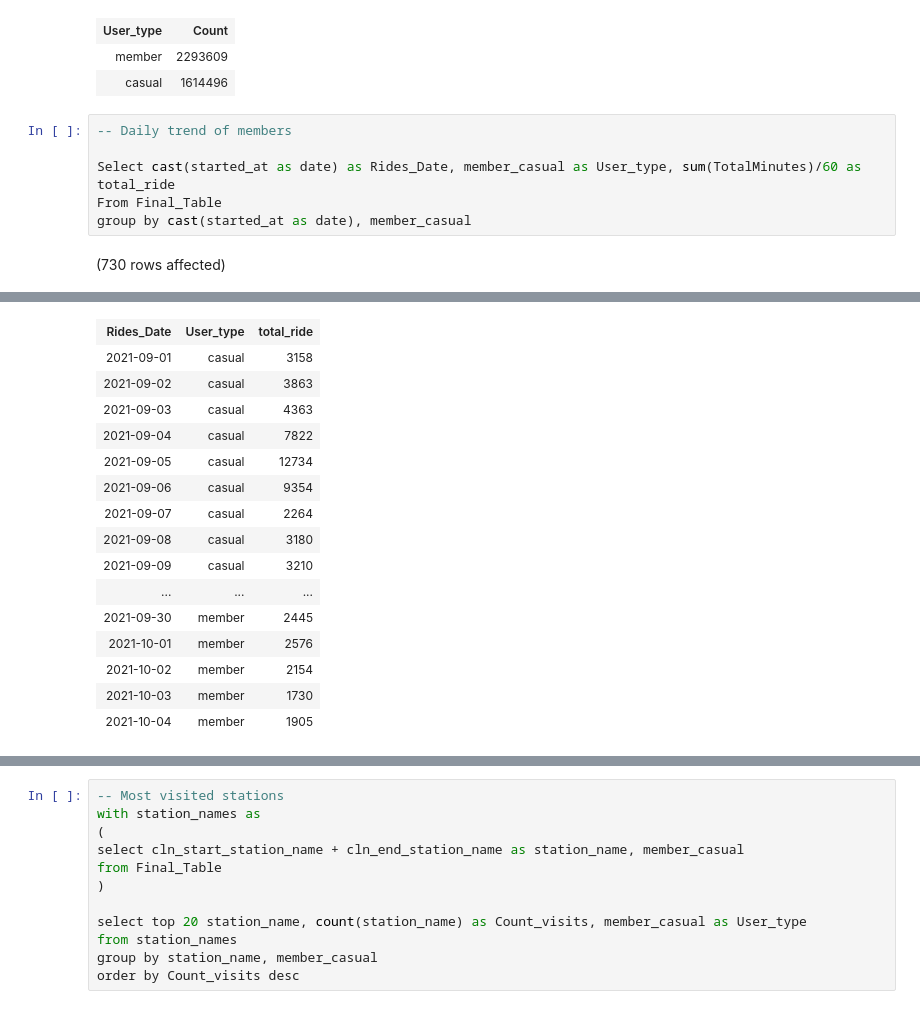
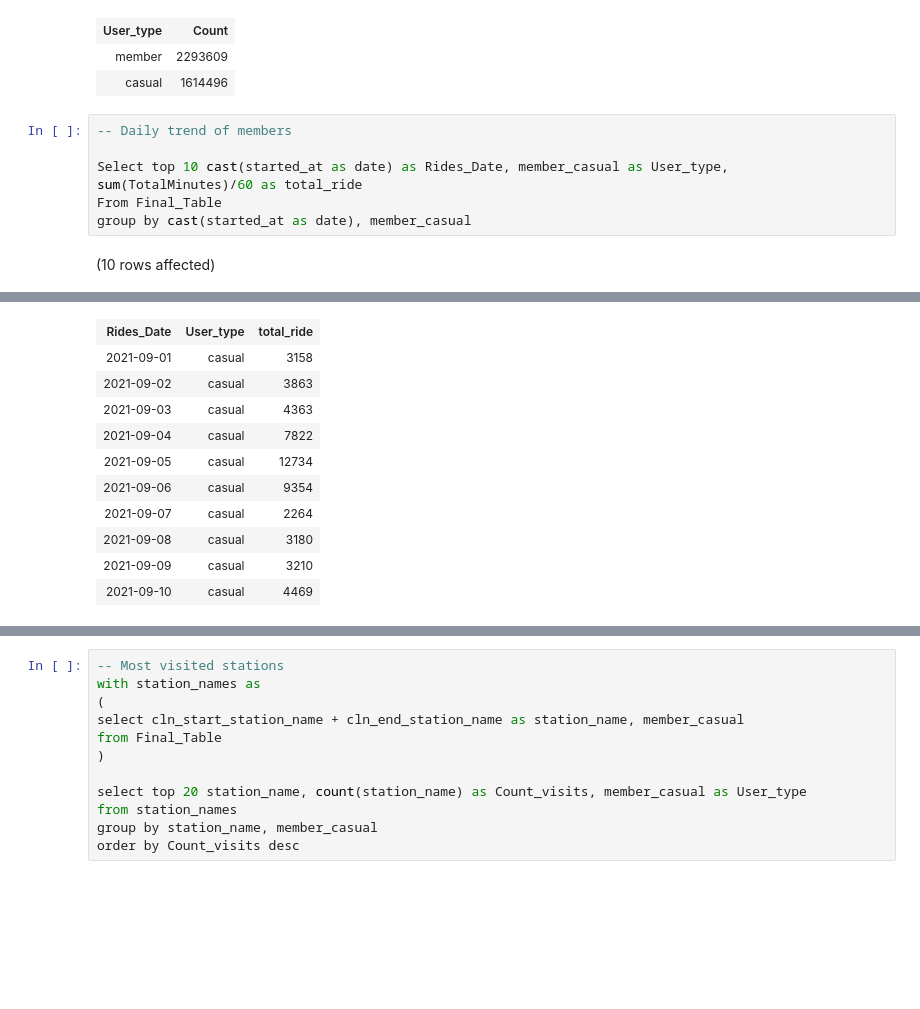
Before and after one commit to hmoughnieh/CyclisticProject, a Jupyter notebook: CyclisticProject.ipynb, the cells around one changed output, grey strips where cells are left out. Drawn from its saved outputs; the diff is of its cells as text; blank space fills up the shorter version.

```diff
--- a/CyclisticProject.ipynb
+++ b/CyclisticProject.ipynb
@@ -142,8 +142,8 @@ Total execution time: 00:00:03.574
 # %%
 -- Daily trend of members
 
-Select cast(started_at as date) as Rides_Date, member_casual as User_type, sum(TotalMinutes)/60 as total_ride
+Select top 10 cast(started_at as date) as Rides_Date, member_casual as User_type, sum(TotalMinutes)/60 as total_ride
 From Final_Table
 group by cast(started_at as date), member_casual
 # %% [output]
-(730 rows affected)
+(10 rows affected)
@@ -151,19 +151,14 @@ Total execution time: 00:00:06.704
 | Rides_Date | User_type | total_ride |
 | 2021-09-01 | casual | 3158 |
 | 2021-09-02 | casual | 3863 |
 | 2021-09-03 | casual | 4363 |
 | 2021-09-04 | casual | 7822 |
 | 2021-09-05 | casual | 12734 |
 | 2021-09-06 | casual | 9354 |
 | 2021-09-07 | casual | 2264 |
 | 2021-09-08 | casual | 3180 |
 | 2021-09-09 | casual | 3210 |
-| ... | ... | ... |
-| 2021-09-30 | member | 2445 |
-| 2021-10-01 | member | 2576 |
-| 2021-10-02 | member | 2154 |
-| 2021-10-03 | member | 1730 |
-| 2021-10-04 | member | 1905 |
+| 2021-09-10 | casual | 4469 |
 # %%
 -- Daily number of rides by week day
 
```
Also changed, not shown: parts of 2 cells of this notebook.
